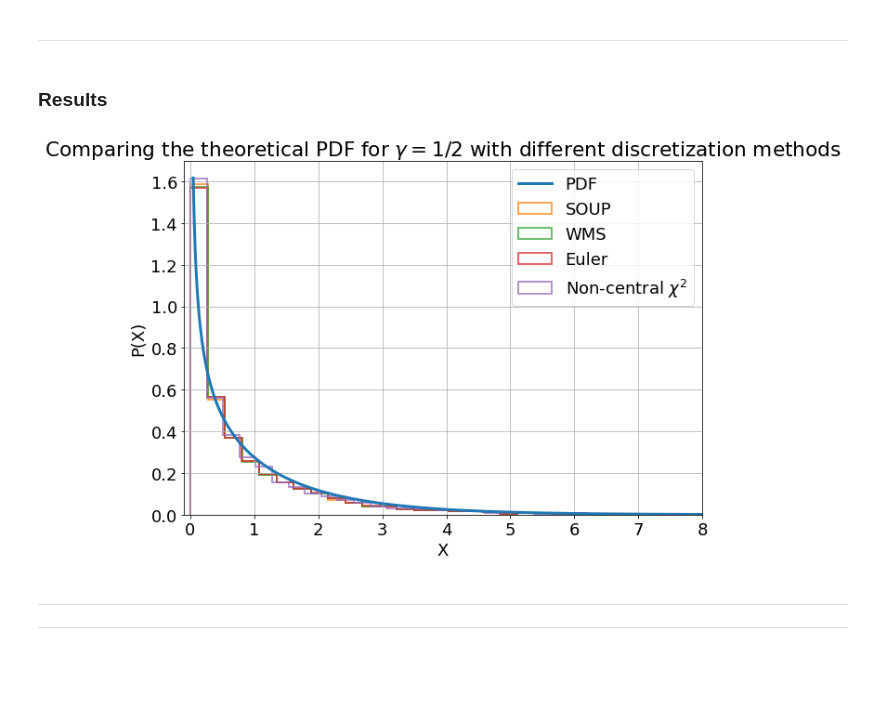
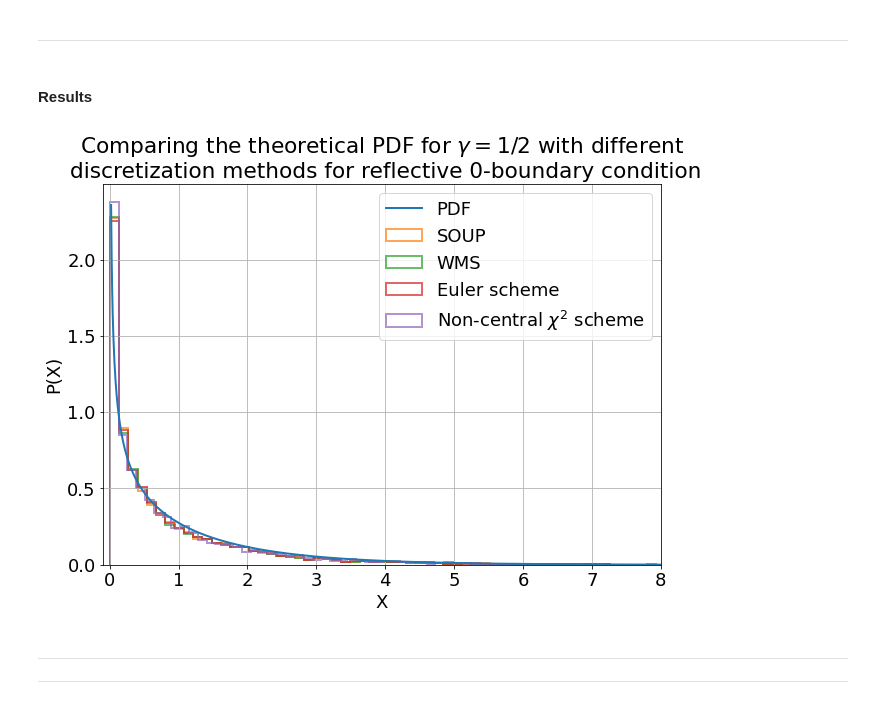
Before and after one commit to baskayj/Boundary-behavior-in-stochastic-differential-equations-used-in-Finance, a Jupyter notebook: CIR_Boundary_Project.ipynb, the cells around one changed output. Drawn from its saved outputs; the diff is of its cells as text; code cells hidden in the pictures; blank space fills up the shorter version.

```diff
--- a/CIR_Boundary_Project.ipynb
+++ b/CIR_Boundary_Project.ipynb
@@ -265,6 +320,10 @@ def CIR_Prcss_mp(X0,dt,T,kappa,theta,sigma,**kwargs):
       return R
     elif kwargs.get('Barrier'):
       R = pool.map(cir.Prcss_WMS_Barrier,range(mc_rep))
+      pool.close()
+      return R
+    elif kwargs.get('Sticky'):
+      R = pool.map(cir.Prcss_WMS_Sticky,range(mc_rep))
       pool.close()
       return R
     else:
@@ -299,6 +358,10 @@ def CIR_Prcss_mp(X0,dt,T,kappa,theta,sigma,**kwargs):
         R = pool.map(cir.Prcss_OUP,range(mc_rep))
         pool.close()
         return R
+      elif kwargs.get('Sticky'):
+        R = pool.map(cir.Prcss_SOUP_Sticky,range(mc_rep))
+        pool.close()
+        return R
       else:
         R = pool.map(cir.Prcss_SOUP,range(mc_rep))
         pool.close()
@@ -312,6 +375,10 @@ def CIR_Prcss_mp(X0,dt,T,kappa,theta,sigma,**kwargs):
       R = pool.map(cir.Prcss_Barrier,range(mc_rep))
       pool.close()
       return R
+    elif kwargs.get('Sticky'):
+      R = pool.map(cir.Prcss_Sticky,range(mc_rep))
+      pool.close()
+      return R
     else:
       R = pool.map(cir.Prcss,range(mc_rep))
       pool.close()
@@ -1494,7 +1566,7 @@ print(f"\n\nStaring Experiment {model}{name}.\n")
 
 #Parameters:
 Parameters = namedtuple('Parameters','X0 dt T kappa theta sigma')
-P = Parameters(X0 = 0.5, dt = 0.0001, T = 1,kappa = 1, theta = 1, sigma = 1)
+P = Parameters(X0 = 0.5, dt = 0.001, T = 1,kappa = 1, theta = 1, sigma = 1)
 
 #Variables:
 var_name = 'gamma'
@@ -1553,0 +1774,10 @@ plt.grid()
+# %%
+X_WMS_red = []
+for i in range(len(X_WMS[0])):
+  if not (X_WMS[0][i] == 0):
+    X_WMS_red.append(X_WMS[0][i])
+
+X_Euler_red = []
+for i in range(len(X_Euler[0])):
+  if not (X_Euler[0][i] == 0):
+    X_Euler_red.append(X_Euler[0][i])
@@ -1746,27 +2001,27 @@ The experiment finished in 7 minutes and 25.661768674850464 seconds.
 # %% [markdown]
 ---
 # %% [markdown]
-### Results
+#### Results
 # %%
 plt.figure(figsize=(10,7))
 
-xrange = np.linspace(0.045,8,1000)
-plt.plot(xrange,g(xrange), lw = 3)
+xrange = np.linspace(0.02,8,1000)
+plt.plot(xrange,g(xrange), lw = 2)
 
-n,bins,patches = plt.hist(X_SOUP,bins = 50, density = True, histtype='step', lw = 2, alpha = 0.7)
-n,bins,patches = plt.hist(X_WMS,bins = 50, density = True, histtype='step', lw = 2, alpha = 0.7)
-n,bins,patches = plt.hist(X_Euler,bins = 50, density = True, histtype='step', lw = 2, alpha = 0.7)
-n,bins,patches = plt.hist(X_Exact[0], bins = 50, density =  True, histtype='step', lw = 2, alpha = 0.7)
+n,bins,patches = plt.hist(X_SOUP[0],bins = 100, density = True, histtype='step', lw = 2, alpha = 0.7)
+n,bins,patches = plt.hist(X_WMS[0],bins = 100, density = True, histtype='step', lw = 2, alpha = 0.7)
+n,bins,patches = plt.hist(X_Euler[0],bins = 100, density = True, histtype='step', lw = 2, alpha = 0.7)
+n,bins,patches = plt.hist(X_Exact[0], bins = 100, density =  True, histtype='step', lw = 2, alpha = 0.7)
 
 plt.xlim((-0.1,8))
 
-plt.title("Comparing the theoretical PDF for $\gamma = 1/2$ with different discretization methods")
-plt.legend(("PDF","SOUP","WMS","Euler","Non-central $\chi^2$"))
+plt.title("Comparing the theoretical PDF for $\gamma = 1/2$ with different \n discretization methods for reflective 0-boundary condition")
+plt.legend(("PDF","SOUP","WMS","Euler scheme","Non-central $\chi^2$ scheme"))
 plt.xlabel("X")
 plt.ylabel("P(X)")
 plt.grid()
 # %% [output]
-[figure, old version]
+[figure, new version]
 # %% [markdown]
 ---
 ---
```
Also changed, not shown: parts of 37 cells of this notebook.
